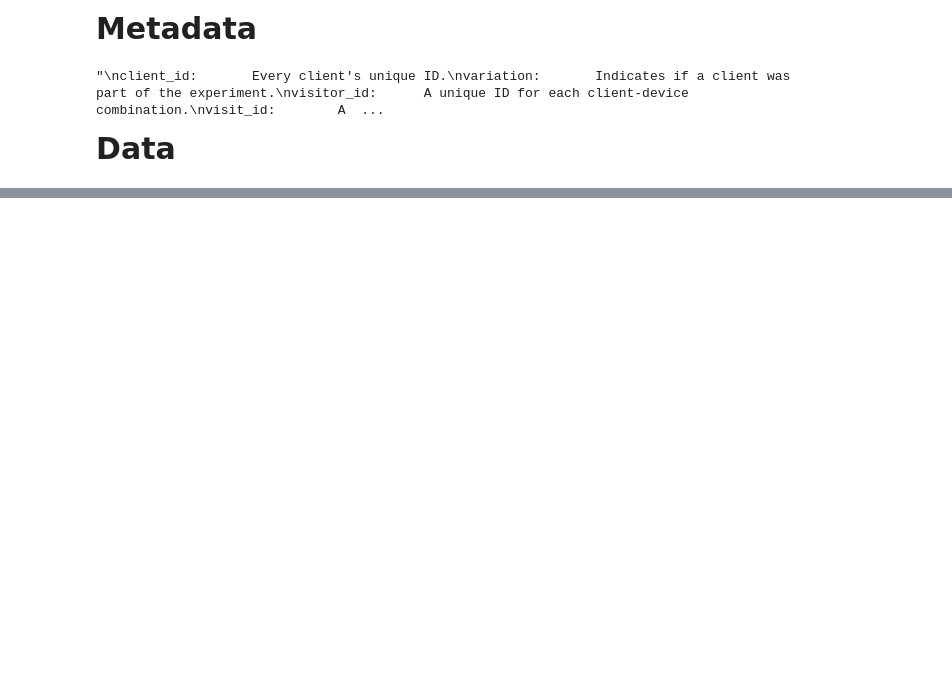
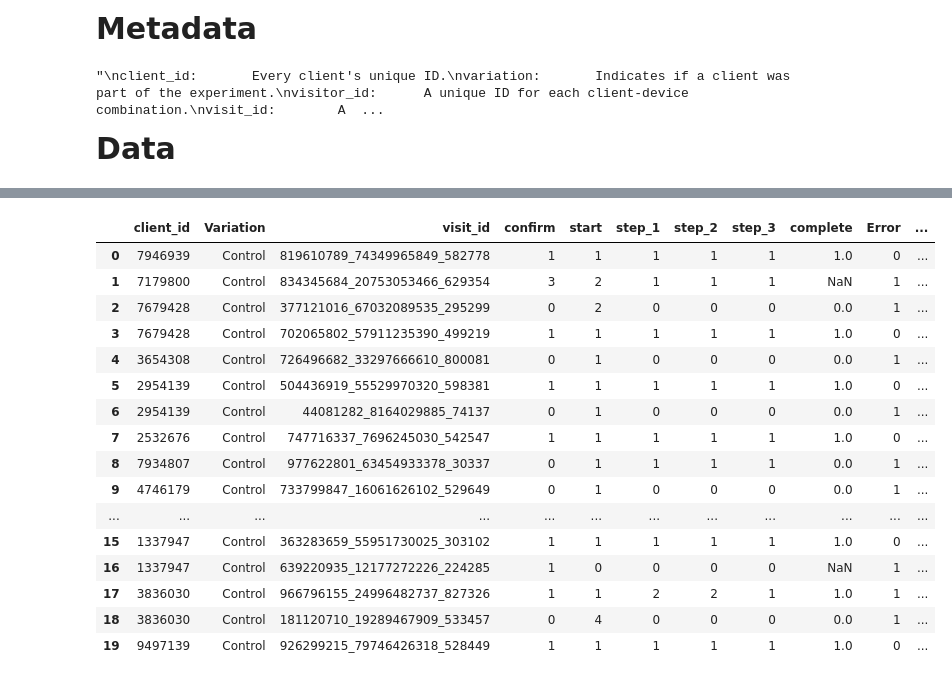
Before and after one commit to pmarquespt/Proj_5_Group_6_pat_gui, a Jupyter notebook: analysis and visualization/2_3_data_Error.ipynb, the cells around one changed output, grey strips where cells are left out. Drawn from its saved outputs; the diff is of its cells as text; code cells hidden in the pictures; blank space fills up the shorter version.

Commit message:
data_error

```diff
--- a/analysis and visualization/2_3_data_Error.ipynb
+++ b/analysis and visualization/2_3_data_Error.ipynb
@@ -605,0 +53,3 @@ gold_c_test_new["Error"].sum()
+# %%
+df_gold_control = pd.read_excel('Data_gold_control_steps.xlsx')
+df_gold_control
@@ -605,0 +118,12 @@ gold_c_test_new["Error"].sum()
+# %%
+# number of errors beteen start and step 1
+
+def calcular_diferenca(row):
+    if row['start'] != row['step_1']:
+        return abs(row['start'] - row['step_1'])
+    else:
+        return row['N_er_st_s1']
+
+# Aplicar a função para cada linha do DataFrame
+df_gold_control['N_er_st_s1'] = df_gold_control.apply(calcular_diferenca, axis=1)
+df_gold_control
@@ -605,0 +144,12 @@ gold_c_test_new["Error"].sum()
+# %%
+# number of errors beteen step 1  step 2
+
+def calcular_diferenca(row):
+    if row['step_1'] != row['step_2']:
+        return abs(row['step_1'] - row['step_2'])
+    else:
+        return row['N_er_s1_s2']
+
+# Aplicar a função para cada linha do DataFrame
+df_gold_control['N_er_s1_s2'] = df_gold_control.apply(calcular_diferenca, axis=1)
+df_gold_control
@@ -605,0 +170,30 @@ gold_c_test_new["Error"].sum()
+# %%
+# number of errors beteen step 2  step 3
+
+def calcular_diferenca(row):
+    if row['step_2'] != row['step_3']:
+        return abs(row['step_2'] - row['step_3'])
+    else:
+        return row['N_er_s2_s3']
+
+# Aplicar a função para cada linha do DataFrame
+df_gold_control['N_er_s2_s3'] = df_gold_control.apply(calcular_diferenca, axis=1)
+df_gold_control.head(20)
+# %% [output]
+|  | client_id | Variation | visit_id | confirm | start | step_1 | step_2 | step_3 | complete | Error | ... |
+| 0 | 7946939 | Control | 819610789_74349965849_582778 | 1 | 1 | 1 | 1 | 1 | 1.0 | 0 | ... |
+| 1 | 7179800 | Control | 834345684_20753053466_629354 | 3 | 2 | 1 | 1 | 1 | NaN | 1 | ... |
+| 2 | 7679428 | Control | 377121016_67032089535_295299 | 0 | 2 | 0 | 0 | 0 | 0.0 | 1 | ... |
+| 3 | 7679428 | Control | 702065802_57911235390_499219 | 1 | 1 | 1 | 1 | 1 | 1.0 | 0 | ... |
+| 4 | 3654308 | Control | 726496682_33297666610_800081 | 0 | 1 | 0 | 0 | 0 | 0.0 | 1 | ... |
+| 5 | 2954139 | Control | 504436919_55529970320_598381 | 1 | 1 | 1 | 1 | 1 | 1.0 | 0 | ... |
+| 6 | 2954139 | Control | 44081282_8164029885_74137 | 0 | 1 | 0 | 0 | 0 | 0.0 | 1 | ... |
+| 7 | 2532676 | Control | 747716337_7696245030_542547 | 1 | 1 | 1 | 1 | 1 | 1.0 | 0 | ... |
+| 8 | 7934807 | Control | 977622801_63454933378_30337 | 0 | 1 | 1 | 1 | 1 | 0.0 | 1 | ... |
+| 9 | 4746179 | Control | 733799847_16061626102_529649 | 0 | 1 | 0 | 0 | 0 | 0.0 | 1 | ... |
+| ... | ... | ... | ... | ... | ... | ... | ... | ... | ... | ... | ... |
+| 15 | 1337947 | Control | 363283659_55951730025_303102 | 1 | 1 | 1 | 1 | 1 | 1.0 | 0 | ... |
+| 16 | 1337947 | Control | 639220935_12177272226_224285 | 1 | 0 | 0 | 0 | 0 | NaN | 1 | ... |
+| 17 | 3836030 | Control | 966796155_24996482737_827326 | 1 | 1 | 2 | 2 | 1 | 1.0 | 1 | ... |
+| 18 | 3836030 | Control | 181120710_19289467909_533457 | 0 | 4 | 0 | 0 | 0 | 0.0 | 1 | ... |
+| 19 | 9497139 | Control | 926299215_79746426318_528449 | 1 | 1 | 1 | 1 | 1 | 1.0 | 0 | ... |
```
Also changed, not shown: parts of 68 cells of this notebook, 1 other file.
